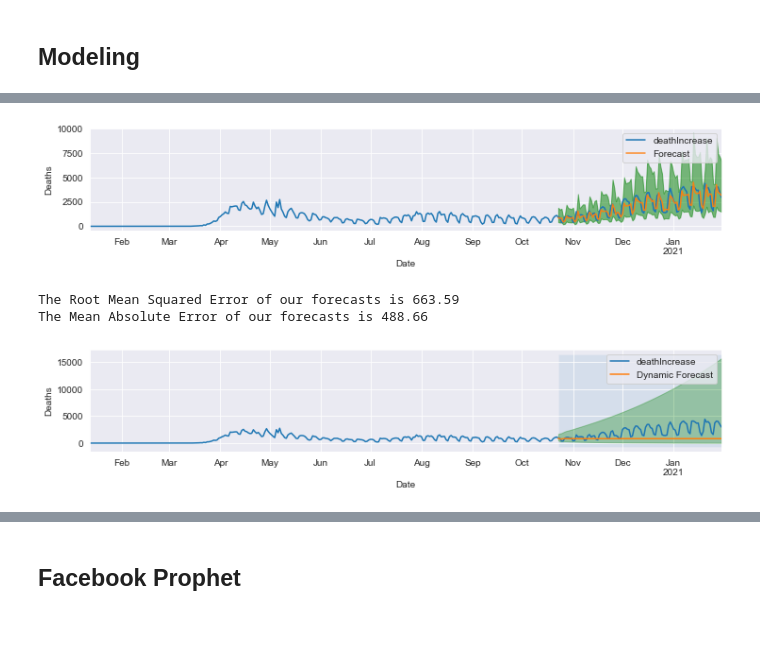
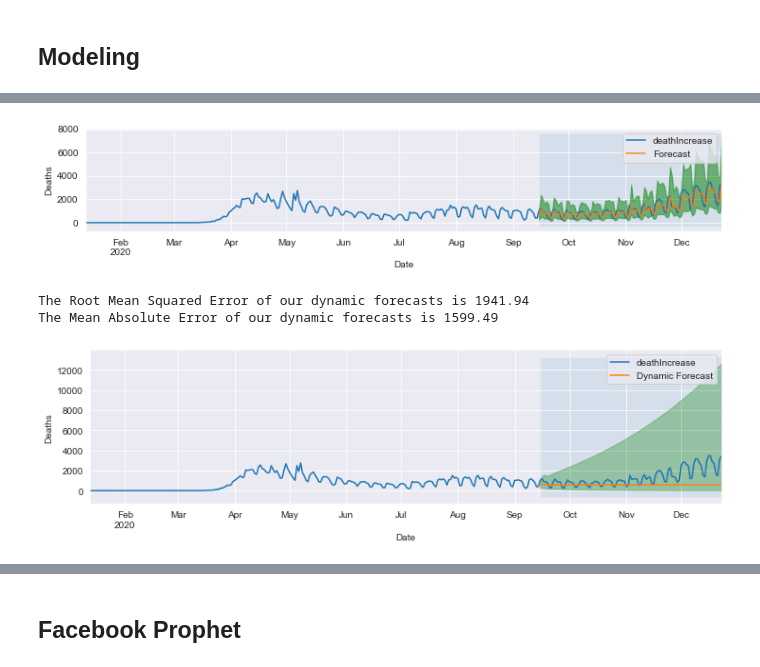
Before and after one commit to ghcn345/Coronavirus-Prediction, a Jupyter notebook: project_coronavirus.ipynb, the cells around one changed output, grey strips where cells are left out. Saved outputs shown, nothing was run; the diff lists cells and outputs as text; code cells hidden in the pictures; blank space fills up the shorter version.

Commit message:
arima

```diff
--- a/project_coronavirus.ipynb
+++ b/project_coronavirus.ipynb
@@ -320,14 +320,17 @@ dtype: float64
+# %%
+# set index datetime
+df['date'] = pd.to_datetime(df.date, format='%Y%m%d')
+df.set_index('date', inplace=True)
+df.index = pd.DatetimeIndex(df.index.values, freq=df.index.inferred_freq) #<--- set freq.
+
+# construct seperate dataframes for target variable
+deaths = pd.DataFrame(df.deathIncrease, index=df.index)
+
+# add one to all values of zero for log transforms
+deaths['deathIncrease'] = np.where(deaths.deathIncrease == 0, 1, deaths.deathIncrease)
 # %%
-# construct seperate dataframes per target variable
-deaths = pd.DataFrame(df.deathIncrease, index=df.index)
-
-# drop nan values from the start of each target dataframe
-deaths.fillna(value=1, inplace=True)
-
-# add one to all values of zero for log transforms
-deaths['deathIncrease'] = np.where(deaths.deathIncrease == 0, 1, deaths.deathIncrease)
-
-ARIMA_MODEL = SARIMAX(endog=np.log(deaths),
+# Run model on training dataset only (first 90% of dates)
+ARIMA_MODEL = SARIMAX(endog=np.log(deaths[:-len(deaths)//10]),
                       order=(2,1,2),
                       enforce_stationarity=False,
                       enforce_invertibility=False)
@@ -369,8 +388,10 @@ pred_conf = pred.conf_int()
 # %%
 # Plot real vs predicted values along with confidence interval
-#plt.rcParams['figure.figsize'] = 12, 2
+
+plt.rcParams['figure.figsize'] = 12, 2
+
 # Plot observed values
-ax = deaths.plot(label='observed')
+ax = deaths[:-len(deaths)//10].plot(label='observed')
 
 # Plot predicted values
 np.exp(pred.predicted_mean).plot(ax=ax, label='Forecast', alpha=0.9)
@@ -380,6 +401,9 @@ ax.fill_between(pred_conf.index,
                 np.exp(pred_conf).iloc[:, 0],
                 np.exp(pred_conf).iloc[:, 1], color='g', alpha=0.5)
 
+ax.fill_betweenx(ax.get_ylim(), deaths[:-len(deaths)//10].index[-100], deaths_forecasted.index[-1], alpha=.1, zorder=-1)
+
+
 # Set axes labels
 ax.set_xlabel('Date')
 ax.set_ylabel('Deaths')
@@ -387,37 +411,44 @@ plt.legend()
 
 plt.show()
 # %% [output]
-[figure, old version]
+[figure, new version]
-# %%
-# Get the real and predicted values
-deaths_forecasted = np.exp(pred.predicted_mean)
-deaths_truth = deaths[-100:]
-
-train_mae_death_amx = mean_absolute_error(deaths_forecasted, deaths.deathIncrease[-100:])
-# %% [output]
-The Root Mean Squared Error of our forecasts is 663.59
-The Mean Absolute Error of our forecasts is 488.66
 # %%
 # Get dynamic predictions with confidence intervals as above
-pred_dynamic = output.get_prediction(start=deaths.index[-100], dynamic=True, full_results=True)
+pred_dynamic = output.get_prediction(start=deaths[:-len(deaths)//10].index[-100], end=deaths[:-len(deaths)//10].index[-1], dynamic=True, full_results=True)
 pred_dynamic_conf = pred_dynamic.conf_int(alpha=0.1)
+# %%
+# Get the real and dynamic predicted values
+deaths_forecasted = np.exp(pred_dynamic.predicted_mean)
+deaths_truth = deaths[-100:]
+
+# calculate mean absolute error
+arima_dynamic_mae = mean_absolute_error(deaths_forecasted, deaths_truth.deathIncrease)
+
+# Compute the root mean square error
+arima_dynamic_rmse = mean_squared_error(deaths_forecasted, deaths_truth.deathIncrease, squared=False)
+
+
+print('The Root Mean Squared Error of our dynamic forecasts is {}'.format(round(arima_dynamic_rmse, 2)))
+print('The Mean Absolute Error of our dynamic forecasts is {}'.format(round(arima_dynamic_mae, 2)))
+# %% [output]
+The Root Mean Squared Error of our dynamic forecasts is 1941.94
+The Mean Absolute Error of our dynamic forecasts is 1599.49
 # %%
 # Plot the dynamic forecast with confidence intervals.
 
-ax = deaths.plot(label='observed')
+ax = deaths[:-len(deaths)//10].plot(label='observed', figsize=(12, 3))
 np.exp(pred_dynamic.predicted_mean).plot(label='Dynamic Forecast', ax=ax)
 
 ax.fill_between(pred_dynamic_conf.index,
                 np.exp(pred_dynamic_conf.iloc[:, 0]),
                 np.exp(pred_dynamic_conf.iloc[:, 1]), color='g', alpha=.3)
 
-ax.fill_betweenx(ax.get_ylim(), deaths.index[-100], deaths_forecasted.index[-1], alpha=.1, zorder=-1)
+ax.fill_betweenx(ax.get_ylim(), deaths[:-len(deaths)//10].index[-100], deaths_forecasted.index[-1], alpha=.1, zorder=-1)
 
 ax.set_xlabel('Date')
 ax.set_ylabel('Deaths')
-# ax.set_xlim(left=deaths.index[-90], right=deaths.index[-1])
 
 plt.legend()
 plt.show()
 # %% [output]
-[figure, old version]
+[figure, new version]
```
Also changed, not shown: parts of 36 cells of this notebook.
